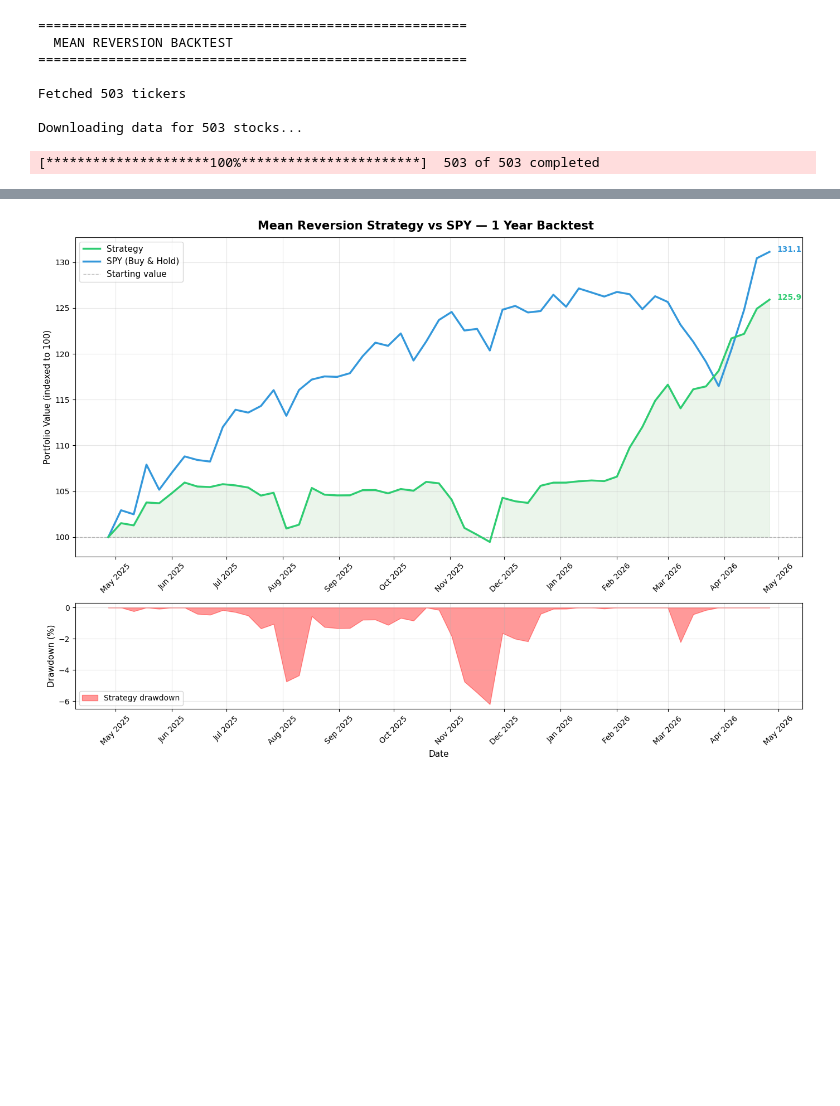
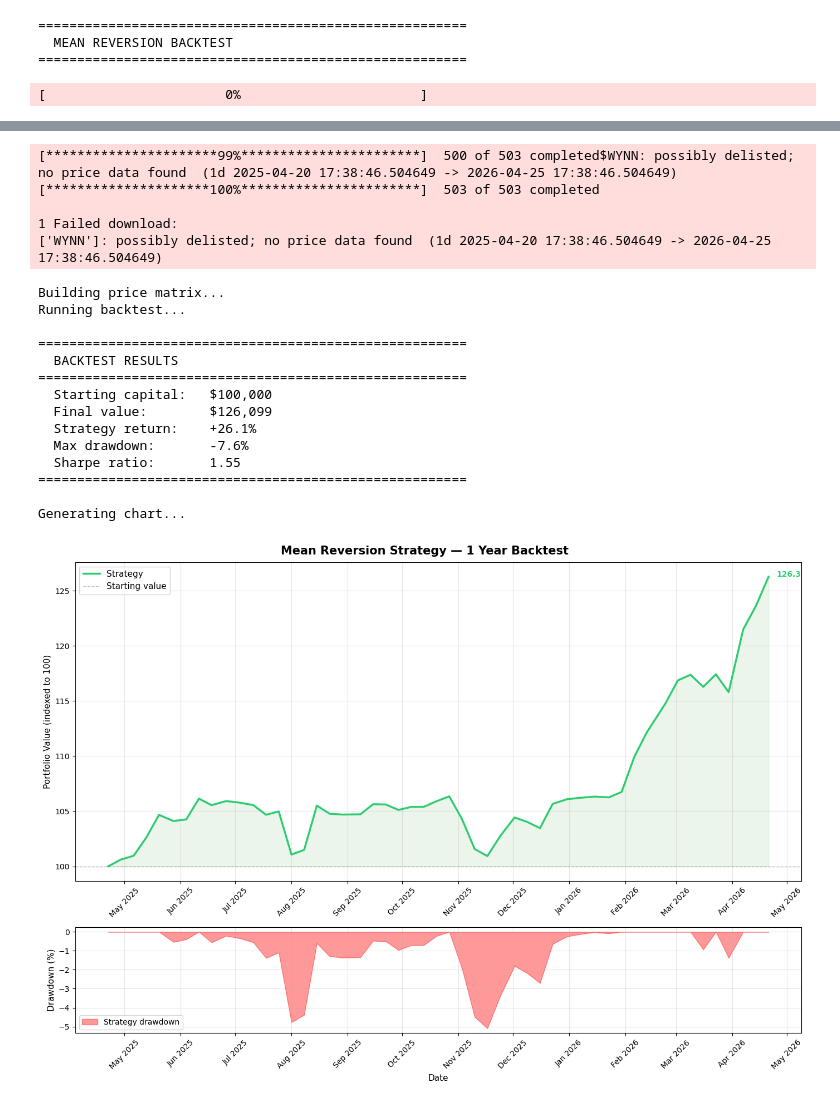
Before and after one commit to maxbartoszek/spy-mean-reversion-analysis, a Jupyter notebook: Claude-Generated Backtest.ipynb, the cells around one changed output, grey strips where cells are left out. Drawn from its saved outputs; the diff is of its cells as text; code cells hidden in the pictures; blank space fills up the shorter version.

```diff
--- a/Claude-Generated Backtest.ipynb
+++ b/Claude-Generated Backtest.ipynb
@@ -4,8 +4,8 @@ This backtest was generated with the help of Claude AI from Anthropic. I opted f
 rather than building it from scratch as I added it late in the project and my main focus
 was on the research and statistical analysis rather than backtest engineering. Its main
 purpose is to provide an easy way to check how the strategy would have fared over the last
-year at different portfolio weights and to compare it to the S&P 500. The methodology,
-parameters, and interpretation of results, though, are entirely my own.
+year at different portfolio weights. The methodology, parameters, and interpretation of
+results, though, are entirely my own.
 
 A lot of the generated code is based off the notebook I had written for my initial
 research.
@@ -178,26 +178,20 @@ def run_backtest(tickers, data, spy, starting_capital):
 # =============================================================================
 
 def to_weekly(series):
-    return series.resample('W').last().dropna()
+    # Sample every 5 trading days from the actual start, not calendar weeks
+    return series.iloc[::5]
 
 # =============================================================================
 # SUMMARY STATS
 # =============================================================================
 
-def print_summary(portfolio_series, spy_series, starting_capital):
-    final_value    = portfolio_series.iloc[-1]
-    total_return   = (final_value - starting_capital) / starting_capital * 100
-    spy_start      = float(spy_series.iloc[0])
-    spy_end        = float(spy_series.iloc[-1])
-    spy_return     = (spy_end - spy_start) / spy_start * 100
-
-    # Max drawdown
-    rolling_max    = portfolio_series.cummax()
-    drawdown       = (portfolio_series - rolling_max) / rolling_max * 100
-    max_drawdown   = drawdown.min()
-
-    # Sharpe ratio (annualised, risk-free rate ~4.3% currently)
-    daily_returns  = portfolio_series.pct_change().dropna()
+def print_summary(portfolio_series, starting_capital):
+    final_value     = portfolio_series.iloc[-1]
+    total_return    = (final_value - starting_capital) / starting_capital * 100
+    rolling_max     = portfolio_series.cummax()
+    drawdown        = (portfolio_series - rolling_max) / rolling_max * 100
+    max_drawdown    = drawdown.min()
+    daily_returns   = portfolio_series.pct_change().dropna()
     risk_free_daily = 0.043 / 252
     excess_returns  = daily_returns - risk_free_daily
     sharpe          = (excess_returns.mean() / excess_returns.std()) * np.sqrt(252)
@@ -208,8 +202,6 @@ def print_summary(portfolio_series, spy_series, starting_capital):
     print(f"  Starting capital:   ${starting_capital:,.0f}")
     print(f"  Final value:        ${final_value:,.0f}")
     print(f"  Strategy return:    {total_return:+.1f}%")
-    print(f"  SPY return:         {spy_return:+.1f}%")
-    print(f"  Outperformance:     {total_return - spy_return:+.1f}%")
     print(f"  Max drawdown:       {max_drawdown:.1f}%")
     print(f"  Sharpe ratio:       {float(sharpe):.2f}")
     print("=" * 55)
@@ -221,14 +213,12 @@ def print_summary(portfolio_series, spy_series, starting_capital):
 def plot_results(portfolio_weekly, spy_weekly, starting_capital):
     # Normalise both to 100 at start
     port_norm = portfolio_weekly / portfolio_weekly.iloc[0] * 100
-    spy_norm  = spy_weekly       / spy_weekly.iloc[0]       * 100
 
     fig, (ax1, ax2) = plt.subplots(2, 1, figsize=(14, 10), gridspec_kw={'height_ratios': [3, 1]})
-    fig.suptitle('Mean Reversion Strategy vs SPY — 1 Year Backtest', fontsize=15, fontweight='bold')
+    fig.suptitle('Mean Reversion Strategy — 1 Year Backtest', fontsize=15, fontweight='bold')
 
     # --- Top: Portfolio growth ---
     ax1.plot(port_norm.index, port_norm.values, color='#2ecc71', linewidth=2.5, label='Strategy', zorder=3)
-    ax1.plot(spy_norm.index,  spy_norm.values,  color='#3498db', linewidth=2.5, label='SPY (Buy & Hold)', zorder=2)
     ax1.axhline(100, color='grey', linestyle='--', linewidth=1, alpha=0.5, label='Starting value')
     ax1.fill_between(port_norm.index, port_norm.values, 100,
                      where=(port_norm.values >= 100), alpha=0.08, color='green')
@@ -246,10 +236,6 @@ def plot_results(portfolio_weekly, spy_weekly, starting_capital):
                  xy=(port_norm.index[-1], port_norm.iloc[-1]),
                  xytext=(10, 0), textcoords='offset points',
                  color='#2ecc71', fontweight='bold', fontsize=10)
-    ax1.annotate(f"{spy_norm.iloc[-1]:.1f}",
-                 xy=(spy_norm.index[-1], spy_norm.iloc[-1]),
-                 xytext=(10, 0), textcoords='offset points',
-                 color='#3498db', fontweight='bold', fontsize=10)
 
     # --- Bottom: Drawdown ---
     rolling_max = portfolio_weekly.cummax()
@@ -287,7 +273,11 @@ if __name__ == "__main__":
     portfolio_weekly = to_weekly(portfolio_series)
     spy_weekly       = to_weekly(spy['Close'])
 
-    print_summary(portfolio_series, spy['Close'], STARTING_CAPITAL)
+    spy_aligned      = spy['Close'].reindex(portfolio_series.index).ffill()
+    portfolio_weekly = to_weekly(portfolio_series)
+    spy_weekly       = to_weekly(spy_aligned)
+
+    print_summary(portfolio_series, STARTING_CAPITAL)
 
     print("\nGenerating chart...")
     plot_results(portfolio_weekly, spy_weekly, STARTING_CAPITAL)
@@ -295,8 +285,4 @@ if __name__ == "__main__":
 =======================================================
   MEAN REVERSION BACKTEST
 =======================================================
-
-Fetched 503 tickers
-
-Downloading data for 503 stocks...
-[*********************100%***********************]  503 of 503 completed
+[                       0%                       ]
@@ -319 +292,20 @@ Generating chart...
+[**********************99%***********************]  500 of 503 completed$WYNN: possibly delisted; no price data found  (1d 2025-04-20 17:38:46.504649 -> 2026-04-25 17:38:46.504649)
+[*********************100%***********************]  503 of 503 completed
+
+1 Failed download:
+['WYNN']: possibly delisted; no price data found  (1d 2025-04-20 17:38:46.504649 -> 2026-04-25 17:38:46.504649)
+Building price matrix...
+Running backtest...
+
+=======================================================
+  BACKTEST RESULTS
+=======================================================
+  Starting capital:   $100,000
+  Final value:        $126,099
+  Strategy return:    +26.1%
+  Max drawdown:       -7.6%
+  Sharpe ratio:       1.55
+=======================================================
+
+Generating chart...
-[figure, old version]
+[figure, new version]
```
Also changed, not shown: parts of 1 cell of this notebook.
